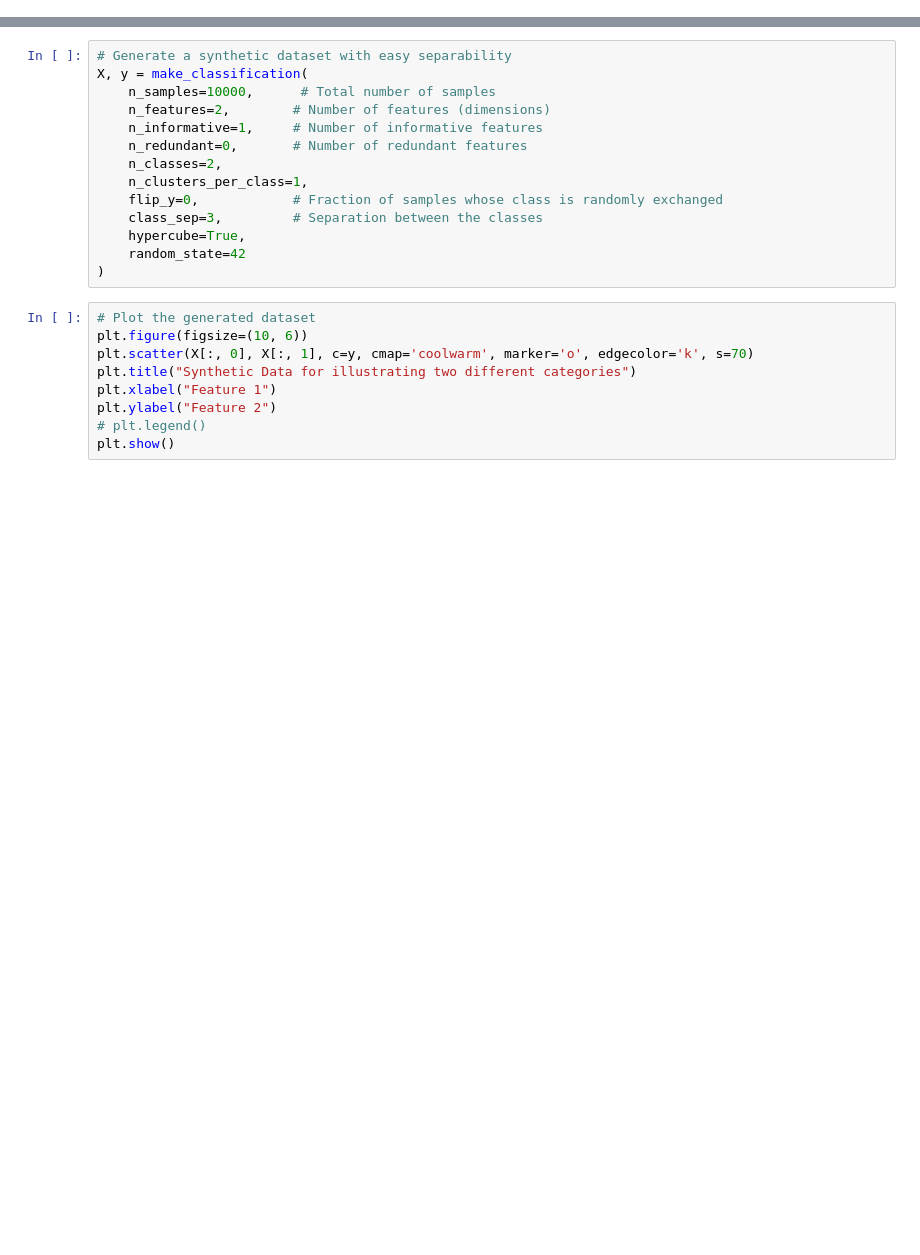
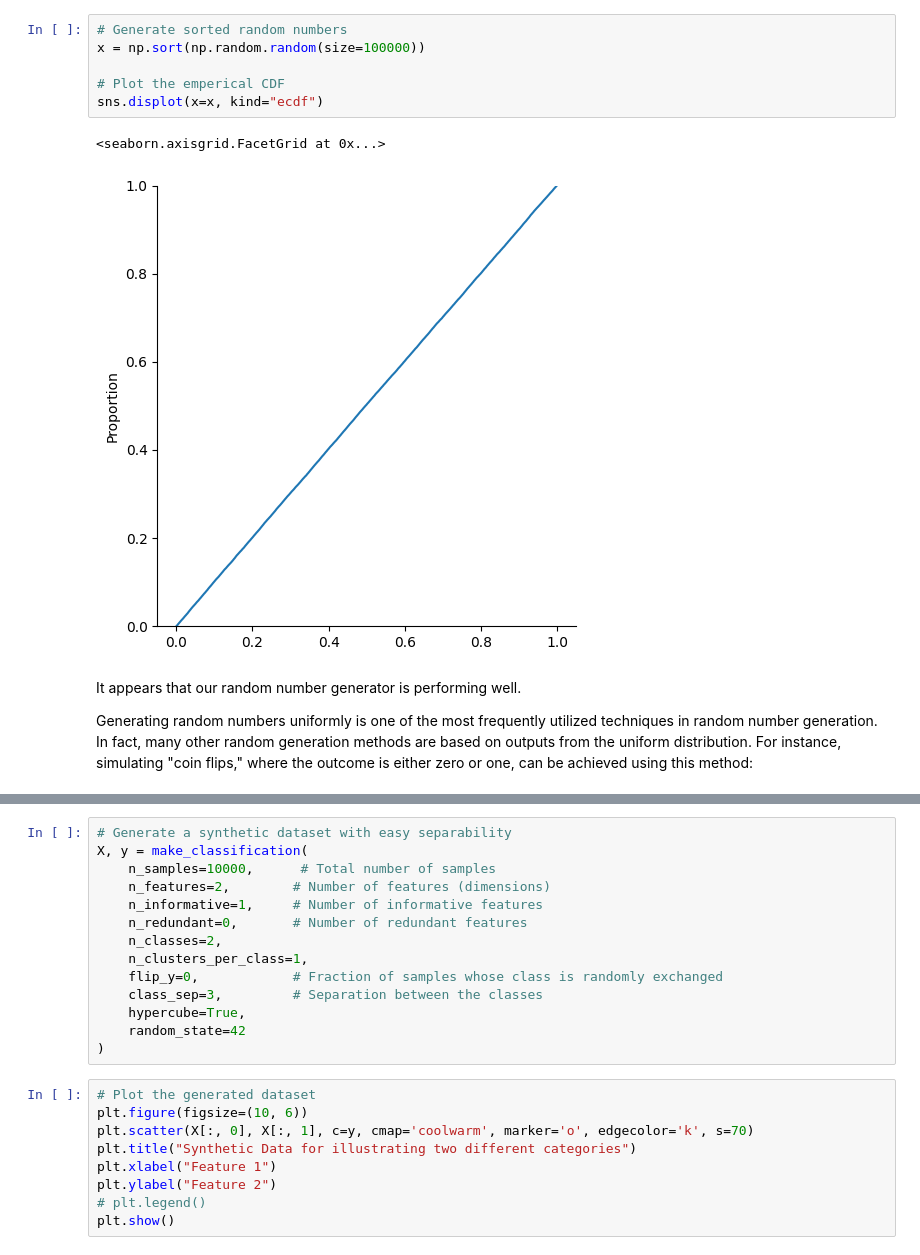
Before and after one commit to KubaJerz/VLab_AI_ML_Training, a Jupyter notebook: AI_not_ML/AI_not_ML.ipynb, the cells around one changed output, grey strips where cells are left out. Cells and saved outputs as stored; diff of their text form; blank space fills up the shorter version.

```diff
--- a/AI_not_ML/AI_not_ML.ipynb
+++ b/AI_not_ML/AI_not_ML.ipynb
@@ -32,0 +58,14 @@ import sys
+# %%
+# Generate sorted random numbers
+x = np.sort(np.random.random(size=100000))
+
+# Plot the emperical CDF
+sns.displot(x=x, kind="ecdf")
+# %% [output]
+<seaborn.axisgrid.FacetGrid at 0x...>
+[figure, added]
+# %% [markdown]
+
+It appears that our random number generator is performing well.
+
+Generating random numbers uniformly is one of the most frequently utilized techniques in random number generation. In fact, many other random generation methods are based on outputs from the uniform distribution. For instance, simulating "coin flips," where the outcome is either zero or one, can be achieved using this method:
```
Also changed, not shown: parts of 41 cells of this notebook.
